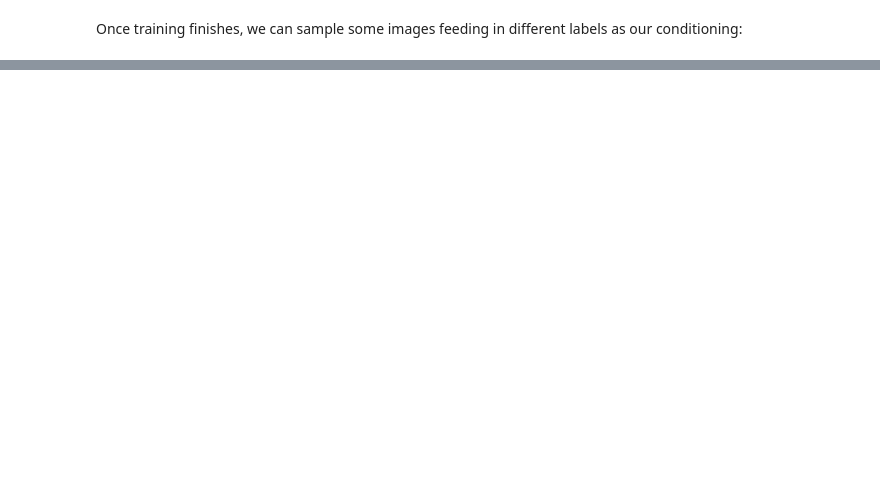
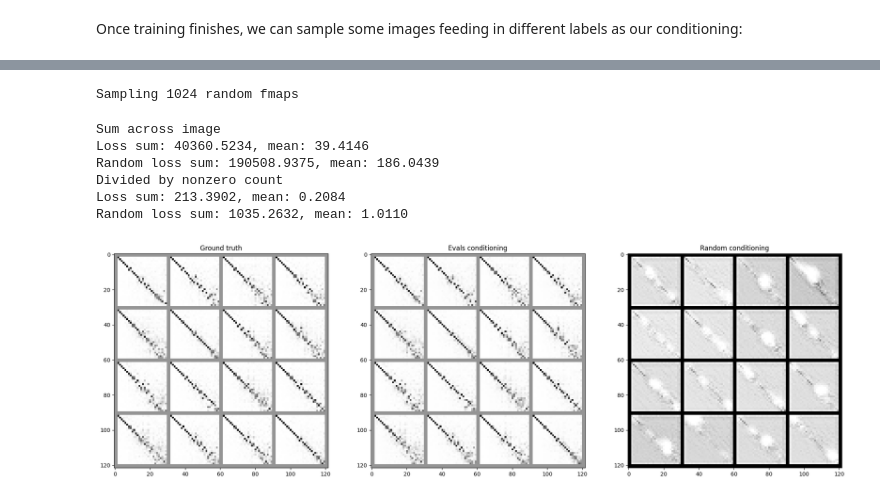
Before and after one commit to alekseizhuravlev/shape_matching, a Jupyter notebook: notebooks/15.05.2024/diffusion_surreal.ipynb, the cells around one changed output, grey strips where cells are left out. Saved outputs shown, nothing was run; the diff lists cells and outputs as text; code cells hidden in the pictures; blank space fills up the shorter version.

```diff
--- a/notebooks/15.05.2024/diffusion_surreal.ipynb
+++ b/notebooks/15.05.2024/diffusion_surreal.ipynb
@@ -298,0 +332,21 @@ I hope you've enjoyed this example. As always, feel free to ask questions in the
+# %%
+def count_zero_regions(x_sampled, threshold, percentage):
+    incorrect_zero_indices = []
+    for i in range(x_sampled.shape[0]):
+        if (x_sampled[i] > threshold).sum() > percentage * x_sampled[i].numel():
+            incorrect_zero_indices.append(i)
+    print(f'Incorrect zero regions: {len(incorrect_zero_indices)} / {x_sampled.shape[0]} = '
+          f'{len(incorrect_zero_indices) / x_sampled.shape[0]*100:.2f}%')
+
+    return incorrect_zero_indices
+
+inc_inx = count_zero_regions(x_uncond, -0.7, 0.2)
+
+fig, ax = plt.subplots(1, 2, figsize=(12, 6))
+ax_0 = ax[0].imshow(x_uncond[inc_inx[0]][0].cpu().numpy(), cmap='Greys', vmin=-1, vmax=1)
+fig.colorbar(ax_0, ax=ax[0])
+
+ax_1 = ax[1].imshow(x_uncond[inc_inx[1]][0].cpu().numpy(), cmap='Greys', vmin=-1, vmax=1)
+fig.colorbar(ax_1, ax=ax[1])
+
+plt.show()
@@ -298,0 +575,11 @@ I hope you've enjoyed this example. As always, feel free to ask questions in the
+# %%
+x_gt, x_cond_diag, x_rand_cond_diag = conditional_sampling(model_diag_conditional, rand_indices)
+# %% [output]
+Sampling 1024 random fmaps
+Sum across image
+Loss sum: 40360.5234, mean: 39.4146
+Random loss sum: 190508.9375, mean: 186.0439
+Divided by nonzero count
+Loss sum: 213.3902, mean: 0.2084
+Random loss sum: 1035.2632, mean: 1.0110
+[figure, added]
```
Also changed, not shown: parts of 26 cells of this notebook, 4 other files.
